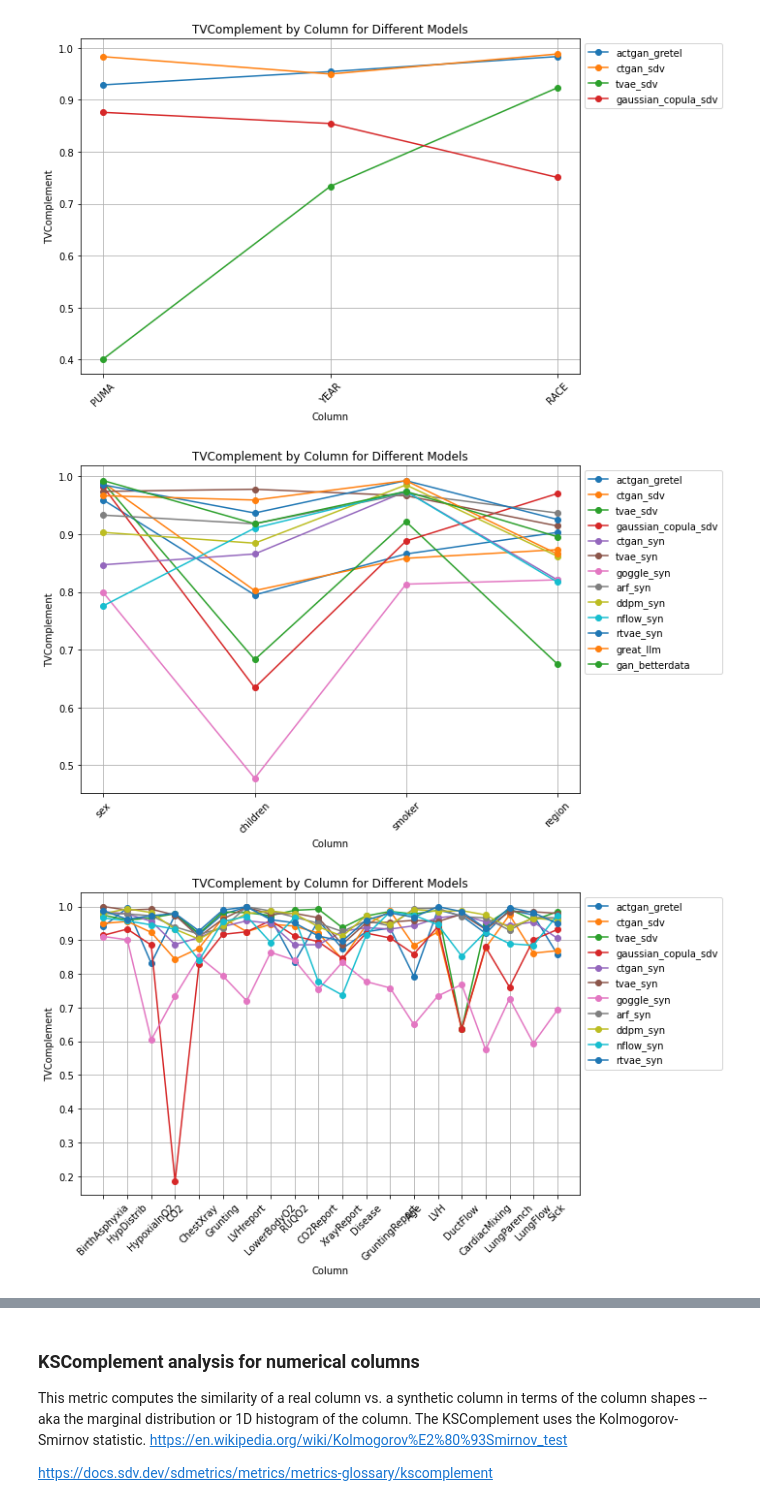
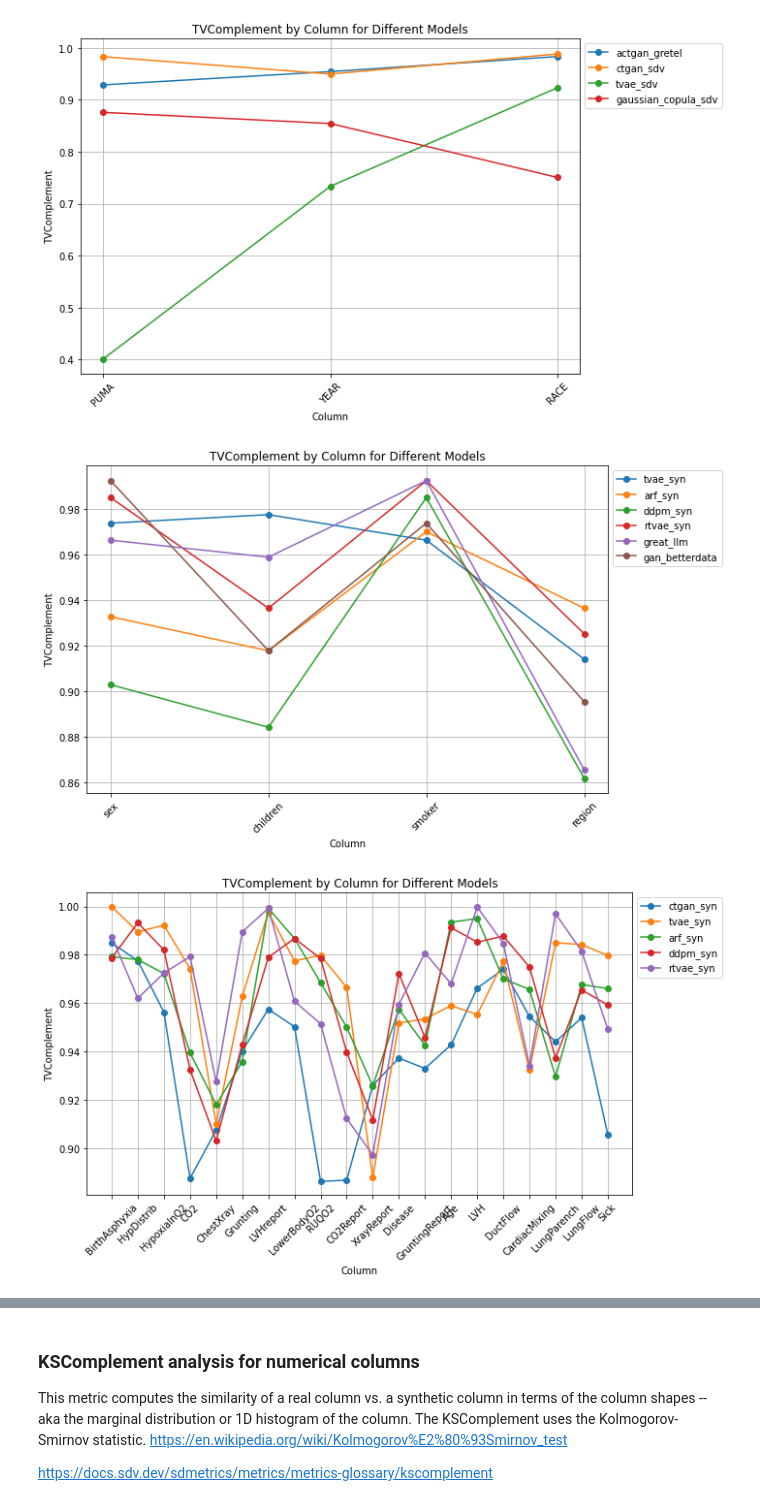
Before and after one commit to dsaidgovsg/benchmarking-synthetic-data-generators, a Jupyter notebook: notebooks/final_columns_analysis.ipynb, the cells around one changed output, grey strips where cells are left out. Cells and saved outputs as stored; diff of their text form; code cells hidden in the pictures.

```diff
--- a/notebooks/final_columns_analysis.ipynb
+++ b/notebooks/final_columns_analysis.ipynb
@@ -151,18 +195,35 @@ plot_col_distribution(subset, 'TVComplement')
 # %%
 exp_dataset = "health_insurance"
 subset = cat_col_tabular_df[(cat_col_tabular_df["exp_dataset"] == exp_dataset)]
+
+
+# Identify the models where any 'KSComplement' value is < 0.5
+mask = subset['TVComplement'] < 0.85
+models_to_drop = subset.loc[mask, 'model'].unique()
+# Drop rows where the model has any 'KSComplement' value < 0.5
+subset = subset[~subset['model'].isin(models_to_drop)]
+
+
 plot_col_distribution(subset, 'TVComplement')
 # %% [output]
-[figure, old version]
+[figure, new version]
 # %%
 exp_dataset = "child"
 subset = cat_col_tabular_df[(cat_col_tabular_df["exp_dataset"] == exp_dataset)]
 # subset = cat_col_tabular_df[(cat_col_tabular_df["exp_dataset"] == exp_dataset) & (cat_col_tabular_df["model"] == "ddpm_syn")]
 
+
+# Identify the models where any 'KSComplement' value is < 0.5
+mask = subset['TVComplement'] < 0.8
+models_to_drop = subset.loc[mask, 'model'].unique()
+# Drop rows where the model has any 'KSComplement' value < 0.5
+subset = subset[~subset['model'].isin(models_to_drop)]
+
+
 # arf_syn, ddpm_syn, || ctgan_syn
 plot_col_distribution(subset, 'TVComplement')
 # %% [output]
-[figure, old version]
+[figure, new version]
 # %%
 exp_dataset = "covtype"
 subset = cat_col_tabular_df[(cat_col_tabular_df["exp_dataset"] == exp_dataset)]
```
Also changed, not shown: parts of 16 cells of this notebook, 31 other files.
